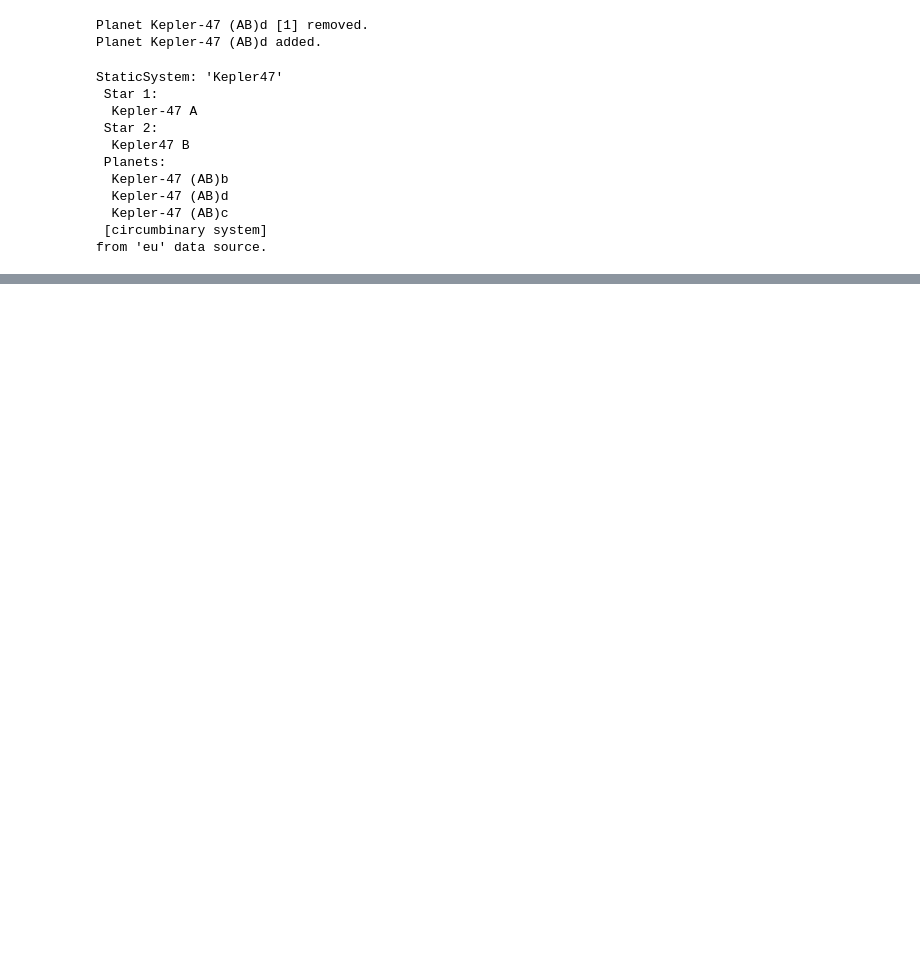
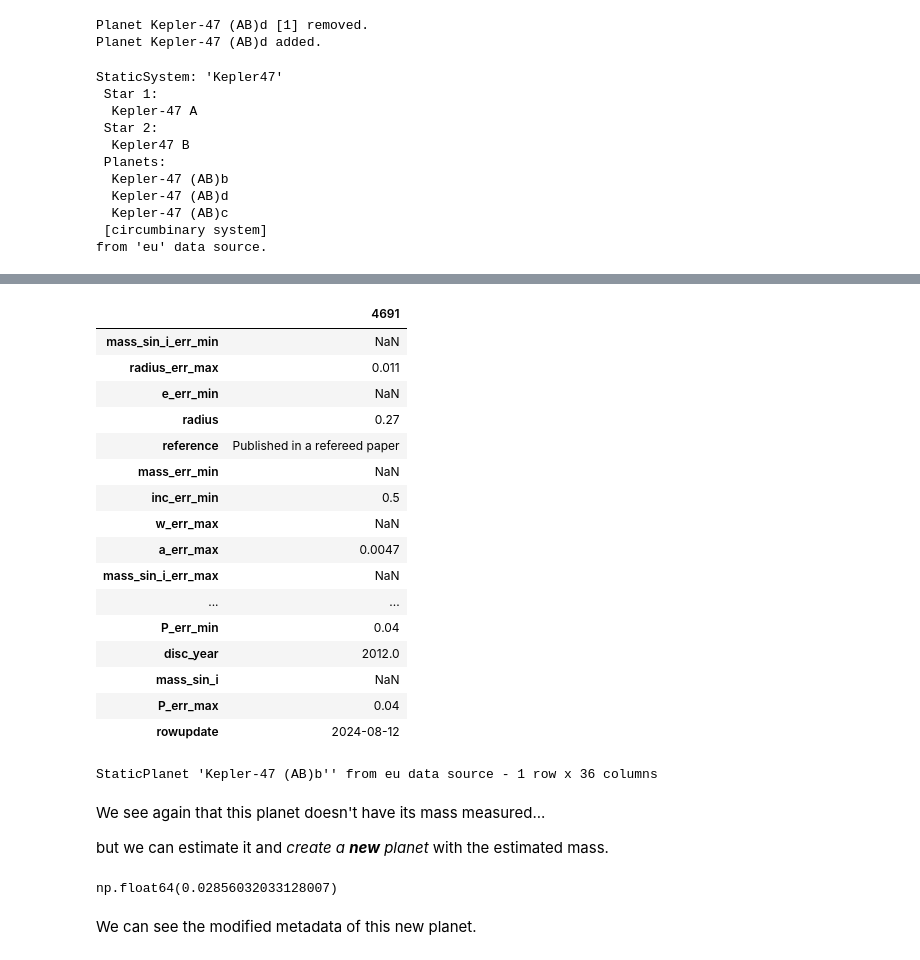
Before and after one commit to Gianuzzi/ResoKit, a Jupyter notebook: docs/source/tutorials/tutorial.ipynb, the cells around one changed output, grey strips where cells are left out. Cells and saved outputs as stored; diff of their text form; code cells hidden in the pictures; blank space fills up the shorter version.

```diff
--- a/docs/source/tutorials/tutorial.ipynb
+++ b/docs/source/tutorials/tutorial.ipynb
@@ -463,0 +502,33 @@ from 'eu' data source.
+# %%
+kepler47_b = kepler47.planet("b")
+kepler47_b
+# %% [output]
+|  | 4691 |
+| mass_sin_i_err_min | NaN |
+| radius_err_max | 0.011 |
+| e_err_min | NaN |
+| radius | 0.27 |
+| reference | Published in a refereed paper |
+| mass_err_min | NaN |
+| inc_err_min | 0.5 |
+| w_err_max | NaN |
+| a_err_max | 0.0047 |
+| mass_sin_i_err_max | NaN |
+| ... | ... |
+| P_err_min | 0.04 |
+| disc_year | 2012.0 |
+| mass_sin_i | NaN |
+| P_err_max | 0.04 |
+| rowupdate | 2024-08-12 |
+StaticPlanet 'Kepler-47 (AB)b'' from eu data source - 1 row x 36 columns
+# %% [markdown]
+We see again that this planet doesn't have its mass measured...
+
+but we can estimate it and *create a **new** planet* with the estimated mass.
+# %%
+new_kepler47_b = kepler47_b.estimate_mass(new_planet=True)
+new_kepler47_b.mass
+# %% [output]
+np.float64(0.02856032033128007)
+# %% [markdown]
+We can see the modified metadata of this new planet.
```
Also changed, not shown: parts of 33 cells of this notebook, 1 other file.
